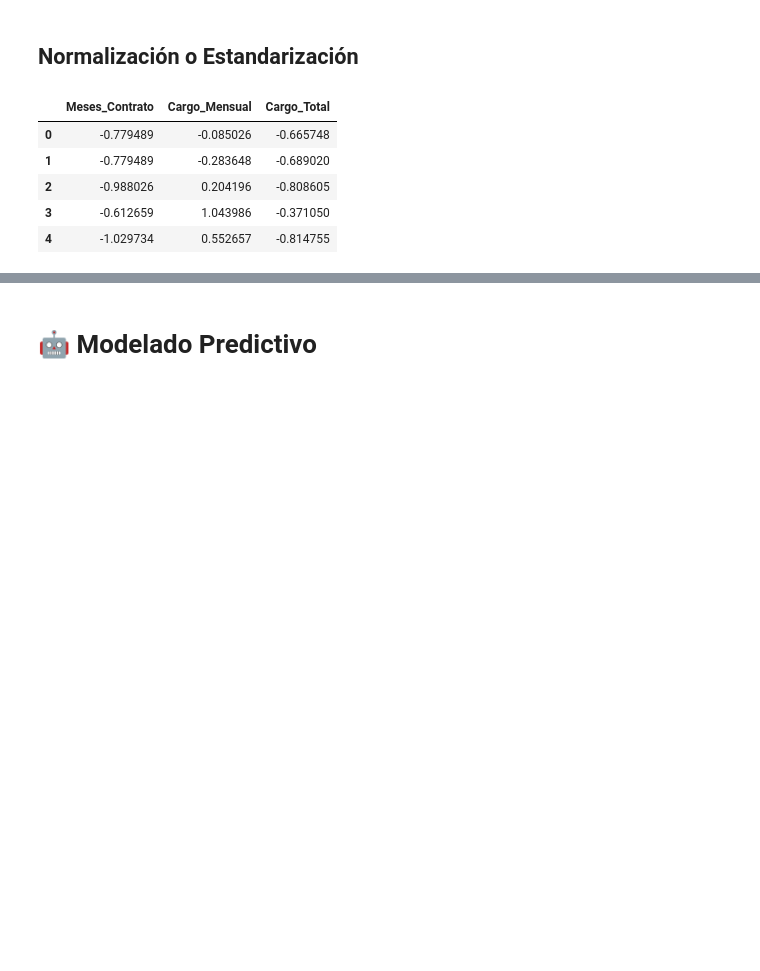
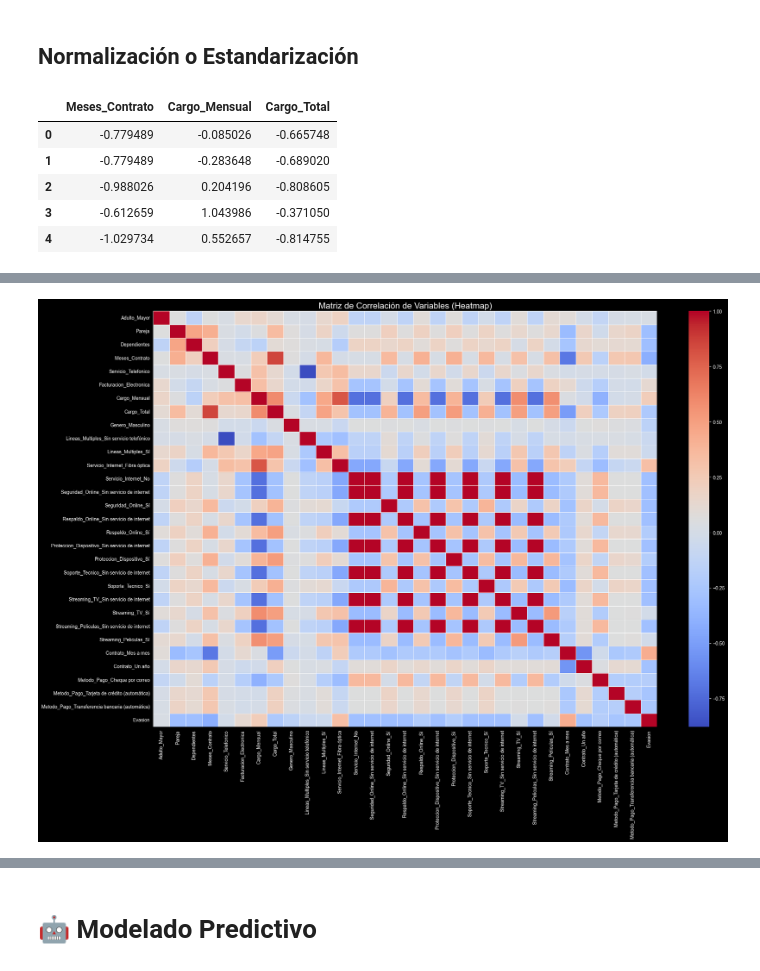
Before and after one commit to Fernando5899/Challenge_Telecom_X_2, a Jupyter notebook: Challenge.ipynb, the cells around one changed output, grey strips where cells are left out. Cells and saved outputs as stored; diff of their text form; code cells hidden in the pictures; blank space fills up the shorter version.

Commit message:
Se acaban las tareas de Correlación y Selección de Variables

```diff
--- a/Challenge.ipynb
+++ b/Challenge.ipynb
@@ -146,0 +152,5 @@ X_balanceado[columnas_numericas].head()
+# %%
+# Unimos temporalmente nuestras variables predictoras y la variable objetivo
+df_analisis = X_balanceado.copy()
+df_analisis['Evasion'] = y_balanceado
+df_analisis
@@ -146,0 +171,4 @@ X_balanceado[columnas_numericas].head()
+# %%
+# Calculamos la matriz de correlación
+matriz_correlacion = df_analisis.corr()
+matriz_correlacion
@@ -146,0 +216,9 @@ X_balanceado[columnas_numericas].head()
+# %%
+# Visualizamos la matriz de correlación con un Heatmap
+plt.figure(figsize=(22, 16))
+sns.heatmap(matriz_correlacion, cmap='coolwarm', linewidths=0.5)
+plt.title('Matriz de Correlación de Variables (Heatmap)', fontsize=18)
+plt.tight_layout()
+plt.show()
+# %% [output]
+[figure, added]
```
Also changed, not shown: parts of 7 cells of this notebook.
